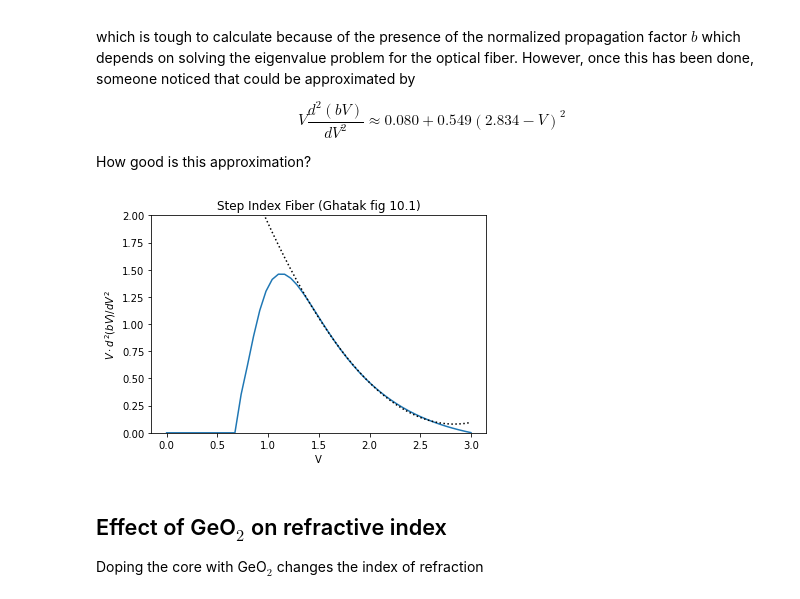
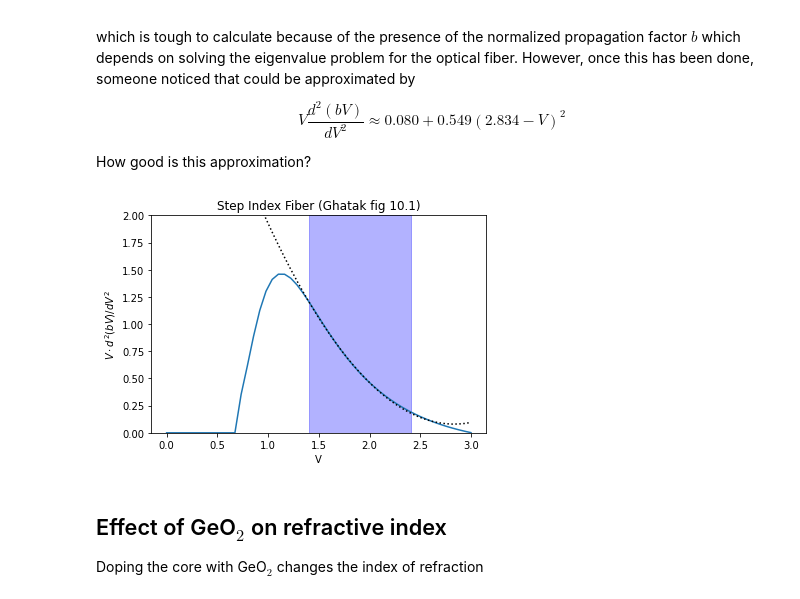
Before and after one commit to scottprahl/ofiber, a Jupyter notebook: docs/5-Dispersion.ipynb, the cells around one changed output. Saved outputs shown, nothing was run; the diff lists cells and outputs as text; code cells hidden in the pictures.

```diff
--- a/docs/5-Dispersion.ipynb
+++ b/docs/5-Dispersion.ipynb
@@ -28,18 +39,19 @@ $$
 How good is this approximation?
 # %%
 V    = np.linspace(0,3,50)
-vbpp = of.V_d2bV_by_V(V,0)
-vv   = of.V_d2bV_by_V_Approx(V)
+vbpp = ofiber.V_d2bV_by_V(V,0)
+vv   = ofiber.V_d2bV_by_V_Approx(V)
 
 plt.plot(V,vbpp)
 plt.plot(V,vv,':k')
 plt.xlabel('V')
 plt.ylabel('$V\cdot d^2(bV)/dV^2$')
 plt.title('Step Index Fiber (Ghatak fig 10.1)')
+plt.axvspan(1.4, 2.405, color='blue', alpha=0.3)
 plt.ylim(0,2)
 plt.show()
 # %% [output]
-[figure, old version]
+[figure, new version]
 # %% [markdown]
 ## Effect of GeO$_2$ on refractive index
 
```
Also changed, not shown: parts of 32 cells of this notebook, 6 other files.
